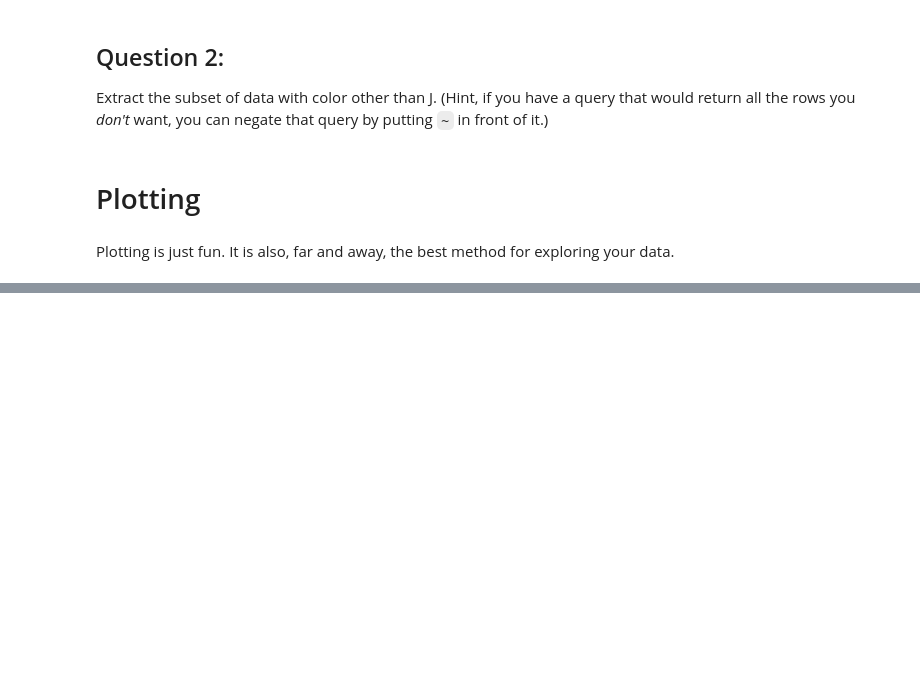
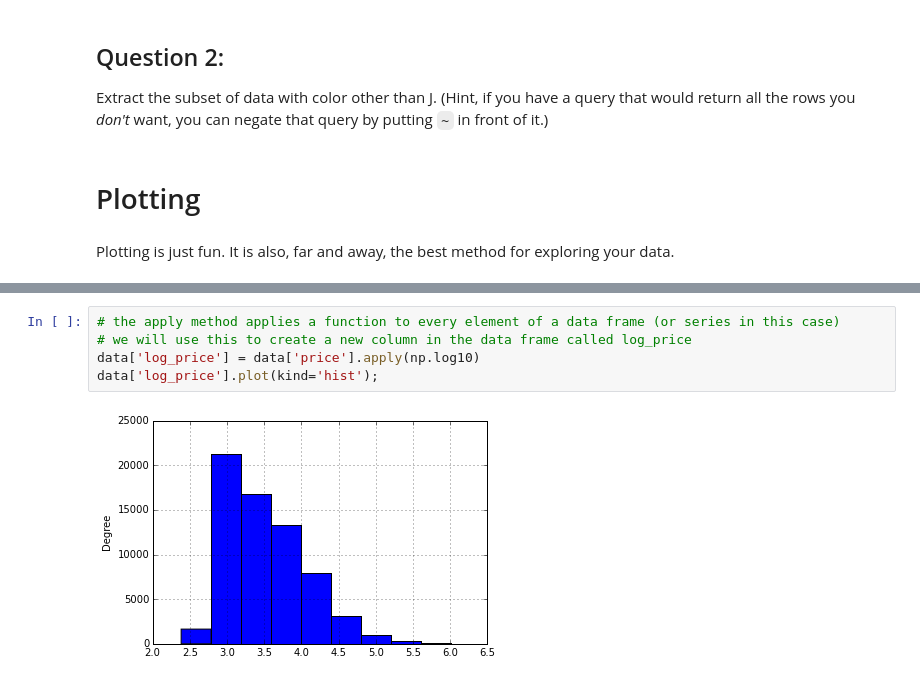
Before and after one commit to jmxpearson/DIBS_materials, a Jupyter notebook: python/Basic Data Analysis.ipynb, the cells around one changed output, grey strips where cells are left out. Drawn from its saved outputs; the diff is of its cells as text; blank space fills up the shorter version.

```diff
--- a/python/Basic Data Analysis.ipynb
+++ b/python/Basic Data Analysis.ipynb
@@ -466,0 +483,7 @@ Plotting is just fun. It is also, far and away, the best method for exploring yo
+# %%
+# the apply method applies a function to every element of a data frame (or series in this case)
+# we will use this to create a new column in the data frame called log_price
+data['log_price'] = data['price'].apply(np.log10)
+data['log_price'].plot(kind='hist');
+# %% [output]
+[figure, added]
```
Also changed, not shown: parts of 9 cells of this notebook.
